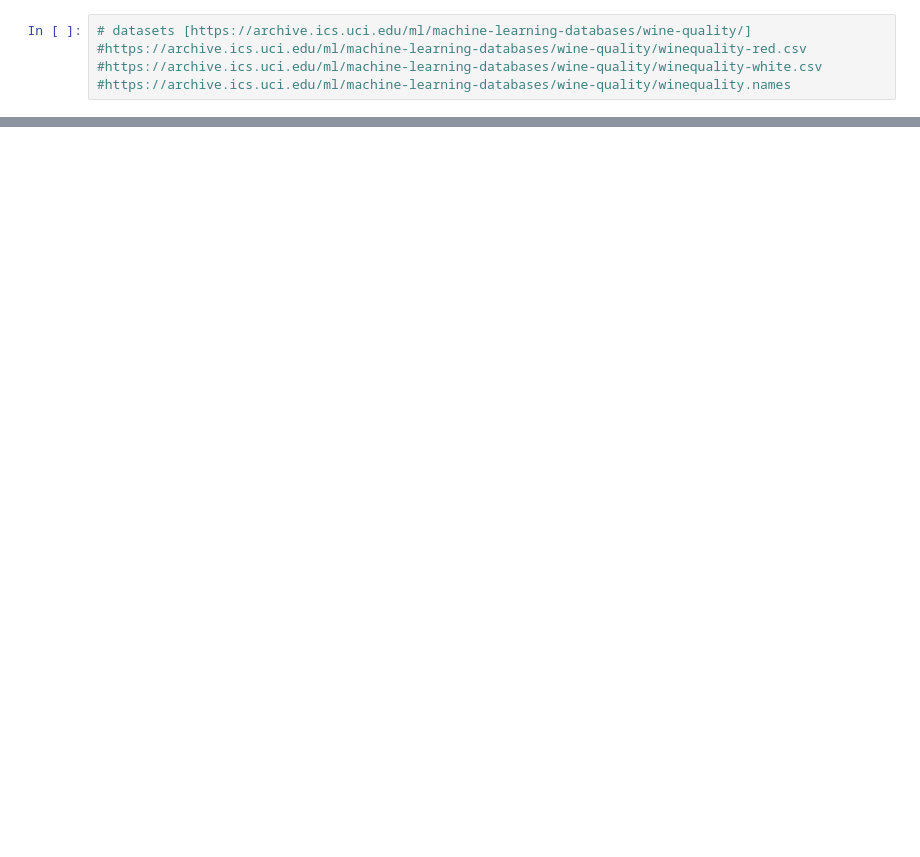
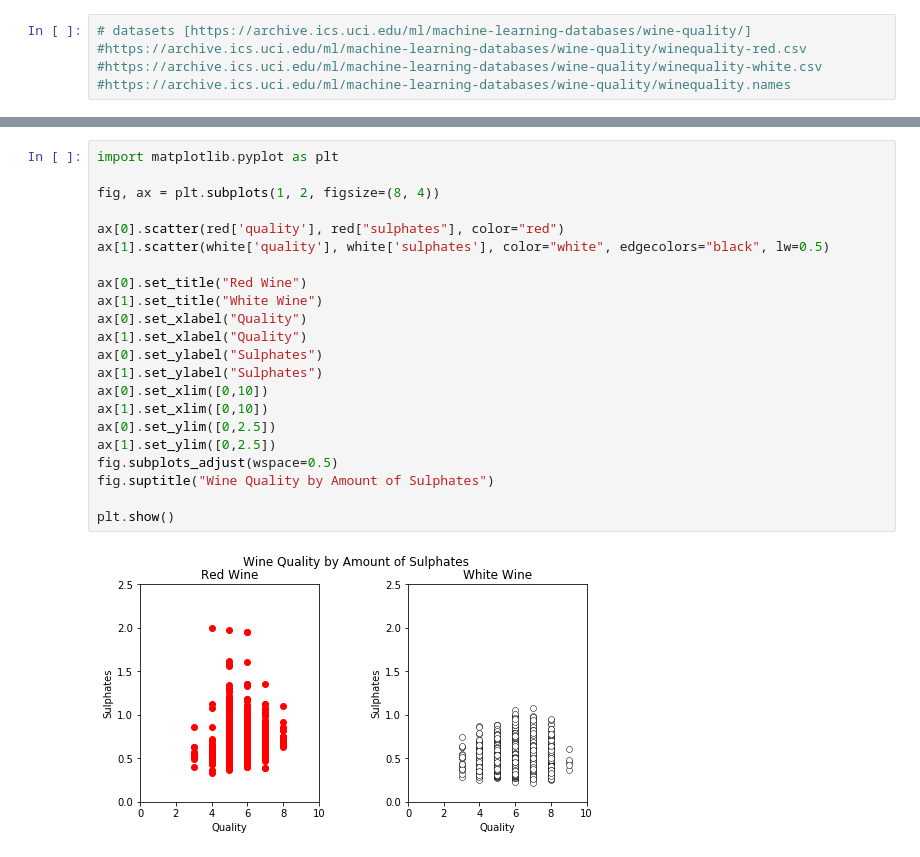
Before and after one commit to Subhraj07/Machine_Learning_Models, a Jupyter notebook: MLpractice/CEREBRINOCS/keras_test.ipynb, the cells around one changed output, grey strips where cells are left out. Drawn from its saved outputs; the diff is of its cells as text; blank space fills up the shorter version.

```diff
--- a/MLpractice/CEREBRINOCS/keras_test.ipynb
+++ b/MLpractice/CEREBRINOCS/keras_test.ipynb
@@ -40,0 +126,24 @@ df.head()
+# %%
+import matplotlib.pyplot as plt
+
+fig, ax = plt.subplots(1, 2, figsize=(8, 4))
+
+ax[0].scatter(red['quality'], red["sulphates"], color="red")
+ax[1].scatter(white['quality'], white['sulphates'], color="white", edgecolors="black", lw=0.5)
+
+ax[0].set_title("Red Wine")
+ax[1].set_title("White Wine")
+ax[0].set_xlabel("Quality")
+ax[1].set_xlabel("Quality")
+ax[0].set_ylabel("Sulphates")
+ax[1].set_ylabel("Sulphates")
+ax[0].set_xlim([0,10])
+ax[1].set_xlim([0,10])
+ax[0].set_ylim([0,2.5])
+ax[1].set_ylim([0,2.5])
+fig.subplots_adjust(wspace=0.5)
+fig.suptitle("Wine Quality by Amount of Sulphates")
+
+plt.show()
+# %% [output]
+[figure, added]
```
Also changed, not shown: parts of 34 cells of this notebook.
